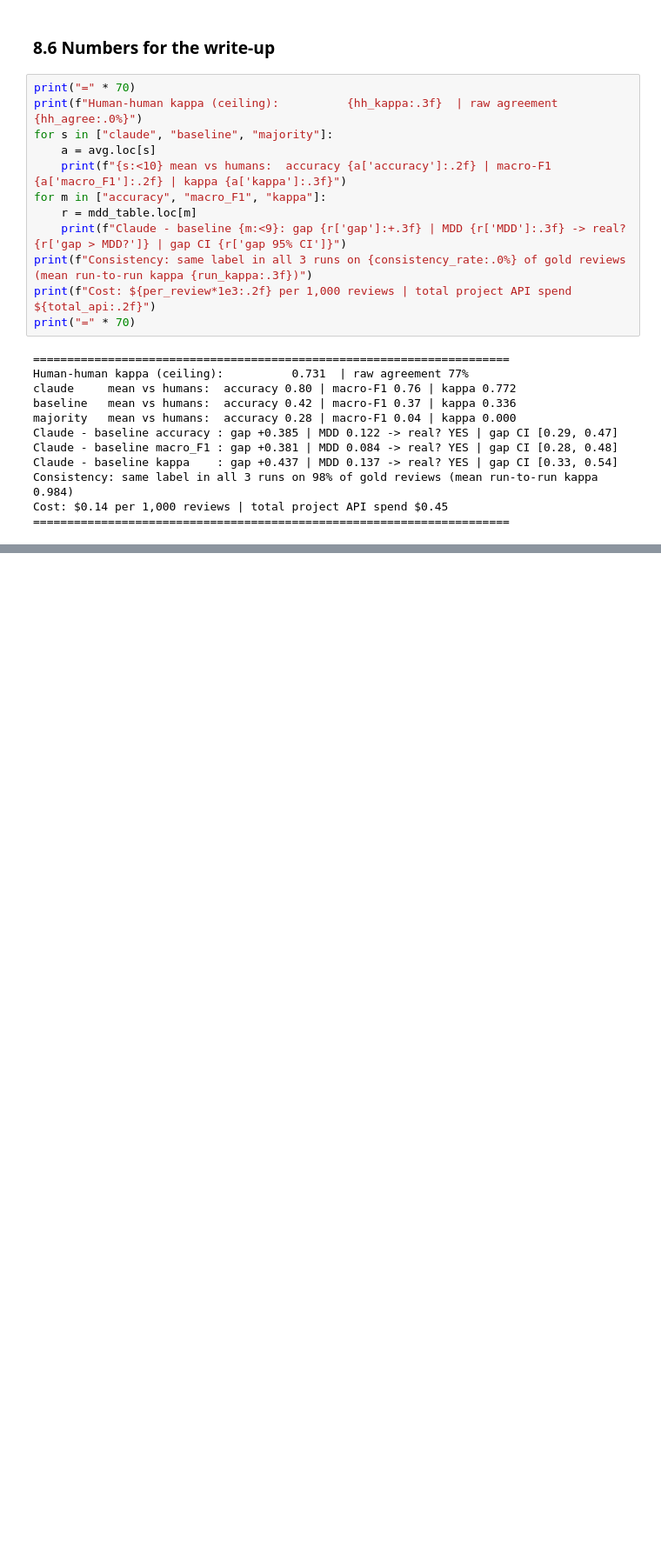
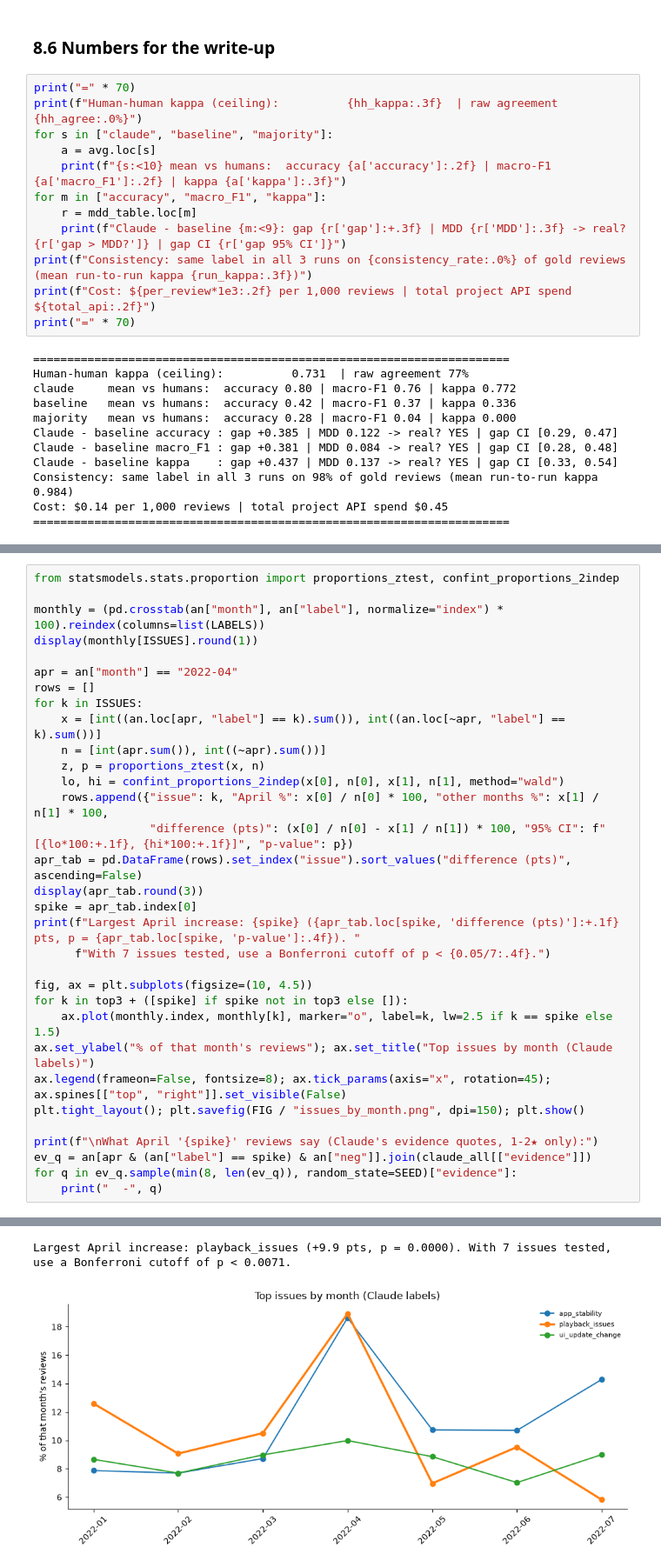
Before and after one commit to morghendy12/spotify_reviews_project, a Jupyter notebook: notebooks/spotify_review_triage.ipynb, the cells around one changed output, grey strips where cells are left out. Shown at 87% size. Saved outputs shown, nothing was run; the diff lists cells and outputs as text; blank space fills up the shorter version.

```diff
--- a/notebooks/spotify_review_triage.ipynb
+++ b/notebooks/spotify_review_triage.ipynb
@@ -1284,0 +1415,33 @@ Cost: $0.14 per 1,000 reviews | total project API spend $0.45
+# %%
+from statsmodels.stats.proportion import proportions_ztest, confint_proportions_2indep
+
+monthly = (pd.crosstab(an["month"], an["label"], normalize="index") * 100).reindex(columns=list(LABELS))
+display(monthly[ISSUES].round(1))
+
+apr = an["month"] == "2022-04"
+rows = []
+for k in ISSUES:
+    x = [int((an.loc[apr, "label"] == k).sum()), int((an.loc[~apr, "label"] == k).sum())]
+    n = [int(apr.sum()), int((~apr).sum())]
+    z, p = proportions_ztest(x, n)
+    lo, hi = confint_proportions_2indep(x[0], n[0], x[1], n[1], method="wald")
+    rows.append({"issue": k, "April %": x[0] / n[0] * 100, "other months %": x[1] / n[1] * 100,
+                 "difference (pts)": (x[0] / n[0] - x[1] / n[1]) * 100, "95% CI": f"[{lo*100:+.1f}, {hi*100:+.1f}]", "p-value": p})
+apr_tab = pd.DataFrame(rows).set_index("issue").sort_values("difference (pts)", ascending=False)
+display(apr_tab.round(3))
+spike = apr_tab.index[0]
+print(f"Largest April increase: {spike} ({apr_tab.loc[spike, 'difference (pts)']:+.1f} pts, p = {apr_tab.loc[spike, 'p-value']:.4f}). "
+      f"With 7 issues tested, use a Bonferroni cutoff of p < {0.05/7:.4f}.")
+
+fig, ax = plt.subplots(figsize=(10, 4.5))
+for k in top3 + ([spike] if spike not in top3 else []):
+    ax.plot(monthly.index, monthly[k], marker="o", label=k, lw=2.5 if k == spike else 1.5)
+ax.set_ylabel("% of that month's reviews"); ax.set_title("Top issues by month (Claude labels)")
+ax.legend(frameon=False, fontsize=8); ax.tick_params(axis="x", rotation=45); ax.spines[["top", "right"]].set_visible(False)
+plt.tight_layout(); plt.savefig(FIG / "issues_by_month.png", dpi=150); plt.show()
+
+print(f"\nWhat April '{spike}' reviews say (Claude's evidence quotes, 1-2★ only):")
+ev_q = an[apr & (an["label"] == spike) & an["neg"]].join(claude_all[["evidence"]])
+for q in ev_q.sample(min(8, len(ev_q)), random_state=SEED)["evidence"]:
+    print("  -", q)
+# %% [output]
@@ -1284,0 +1467,2 @@ Cost: $0.14 per 1,000 reviews | total project API spend $0.45
+Largest April increase: playback_issues (+9.9 pts, p = 0.0000). With 7 issues tested, use a Bonferroni cutoff of p < 0.0071.
+[figure, added]
```
Also changed, not shown: parts of 27 cells of this notebook, 8 other files.
